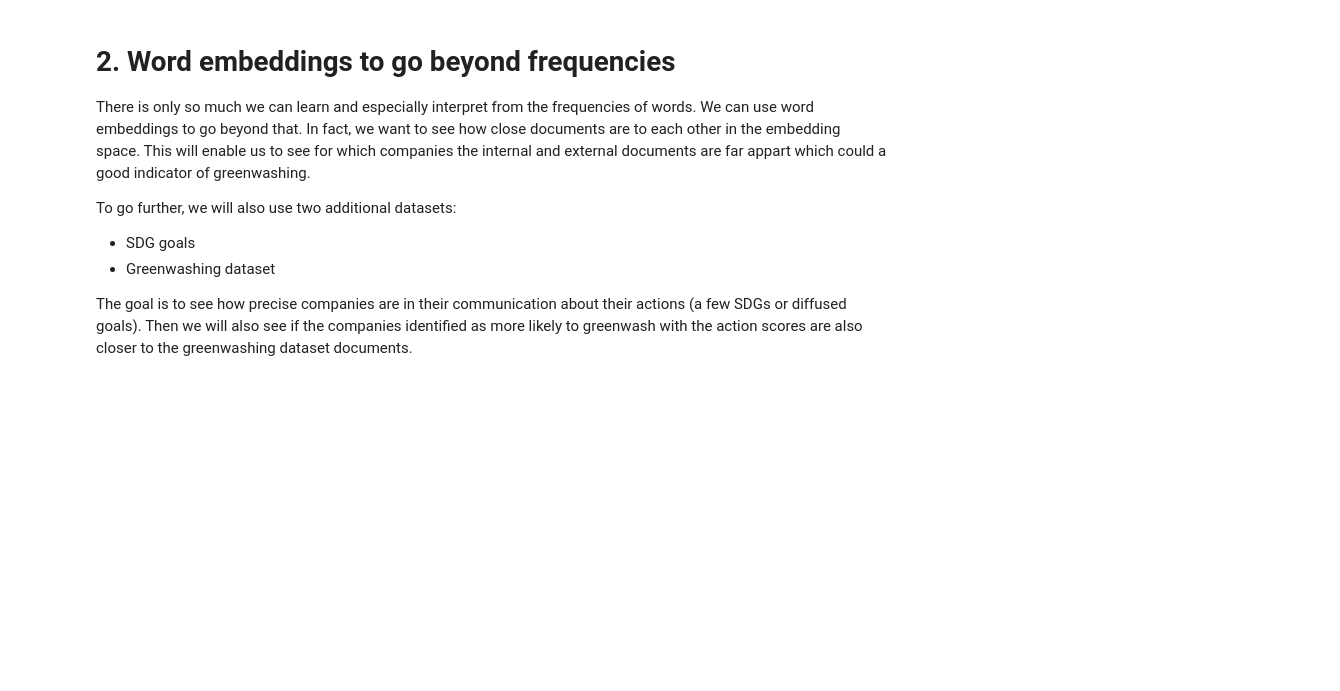
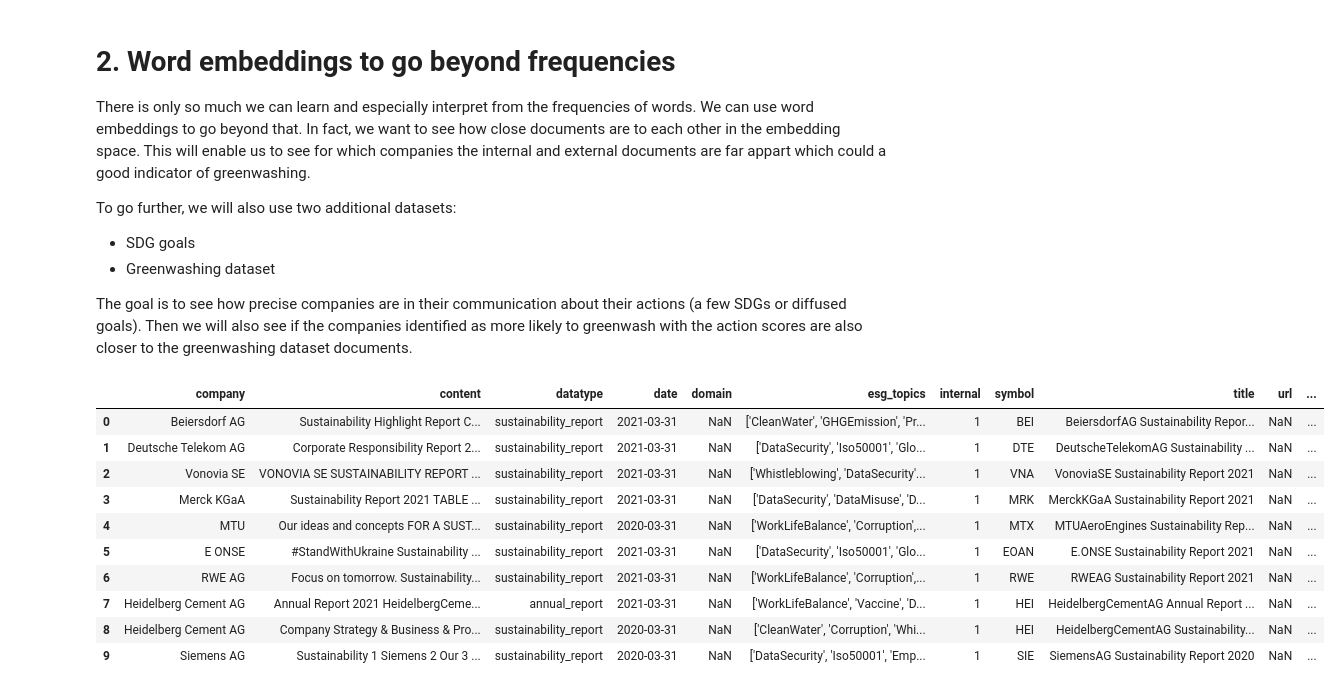
Before and after one commit to MathieuDemarets/vlerick-mai-nlp-2023, a Jupyter notebook: Assignment 1 - Boilerplate.ipynb, the cells around one changed output. Drawn from its saved outputs; the diff is of its cells as text; code cells hidden in the pictures; blank space fills up the shorter version.

Commit message:
Embedding

```diff
--- a/Assignment 1 - Boilerplate.ipynb
+++ b/Assignment 1 - Boilerplate.ipynb
@@ -353,0 +373,40 @@ The goal is to see how precise companies are in their communication about their
+# %%
+from sentence_transformers import SentenceTransformer, util
+model = SentenceTransformer('paraphrase-MiniLM-L6-v2')
+model.max_seq_length = 512 # Increase the max length of the input, default is 128
+
+def join_tokens(data, from_tokens, to_joined):
+    """Join a column of tokens and add the result to a new column."""
+    data[to_joined] = data[from_tokens].progress_apply(lambda x: " ".join(x))
+
+def content_embedding(data, from_column, to_column):
+    """Compute the embedding of a column of text and add the result to a new column."""
+    embed = lambda x: model.encode(x, convert_to_tensor=True)
+    data[to_column] = data[from_column].progress_apply(embed)
+
+# test = df.iloc[:10,:].copy()
+# join_tokens(test, "tokens", "joined_tokens")
+# test["joined_tokens"] = test["joined_tokens"].str.replace(r"\d+", "") # Remove numbers
+# content_embedding(test, "joined_tokens", "embedding")
+# del test["joined_tokens"]
+# test # Success
+
+# Google Colab
+%%time
+join_tokens(df, "tokens", "joined_tokens")
+df["joined_tokens"] = df["joined_tokens"].str.replace(r"\d+", "") # Remove numbers
+content_embedding(df, "joined_tokens", "embedding")
+del df["joined_tokens"]
+df.to_pickle("/content/drive/MyDrive/Masters 24/NLP/Data/esg_documents_for_dax_companies_score_tok_emb.pkl")
+# %% [output]
+|  | company | content | datatype | date | domain | esg_topics | internal | symbol | title | url | ... |
+| 0 | Beiersdorf AG | Sustainability Highlight Report C... | sustainability_report | 2021-03-31 | NaN | ['CleanWater', 'GHGEmission', 'Pr... | 1 | BEI | BeiersdorfAG Sustainability Repor... | NaN | ... |
+| 1 | Deutsche Telekom AG | Corporate Responsibility Report 2... | sustainability_report | 2021-03-31 | NaN | ['DataSecurity', 'Iso50001', 'Glo... | 1 | DTE | DeutscheTelekomAG Sustainability ... | NaN | ... |
+| 2 | Vonovia SE | VONOVIA SE SUSTAINABILITY REPORT ... | sustainability_report | 2021-03-31 | NaN | ['Whistleblowing', 'DataSecurity'... | 1 | VNA | VonoviaSE Sustainability Report 2021 | NaN | ... |
+| 3 | Merck KGaA | Sustainability Report 2021 TABLE ... | sustainability_report | 2021-03-31 | NaN | ['DataSecurity', 'DataMisuse', 'D... | 1 | MRK | MerckKGaA Sustainability Report 2021 | NaN | ... |
+| 4 | MTU | Our ideas and concepts FOR A SUST... | sustainability_report | 2020-03-31 | NaN | ['WorkLifeBalance', 'Corruption',... | 1 | MTX | MTUAeroEngines Sustainability Rep... | NaN | ... |
+| 5 | E ONSE | #StandWithUkraine Sustainability ... | sustainability_report | 2021-03-31 | NaN | ['DataSecurity', 'Iso50001', 'Glo... | 1 | EOAN | E.ONSE Sustainability Report 2021 | NaN | ... |
+| 6 | RWE AG | Focus on tomorrow. Sustainability... | sustainability_report | 2021-03-31 | NaN | ['WorkLifeBalance', 'Corruption',... | 1 | RWE | RWEAG Sustainability Report 2021 | NaN | ... |
+| 7 | Heidelberg Cement AG | Annual Report 2021 HeidelbergCeme... | annual_report | 2021-03-31 | NaN | ['WorkLifeBalance', 'Vaccine', 'D... | 1 | HEI | HeidelbergCementAG Annual Report ... | NaN | ... |
+| 8 | Heidelberg Cement AG | Company Strategy & Business & Pro... | sustainability_report | 2020-03-31 | NaN | ['CleanWater', 'Corruption', 'Whi... | 1 | HEI | HeidelbergCementAG Sustainability... | NaN | ... |
+| 9 | Siemens AG | Sustainability 1 Siemens 2 Our 3 ... | sustainability_report | 2020-03-31 | NaN | ['DataSecurity', 'Iso50001', 'Emp... | 1 | SIE | SiemensAG Sustainability Report 2020 | NaN | ... |
```
Also changed, not shown: parts of 10 cells of this notebook, 4 other files.
